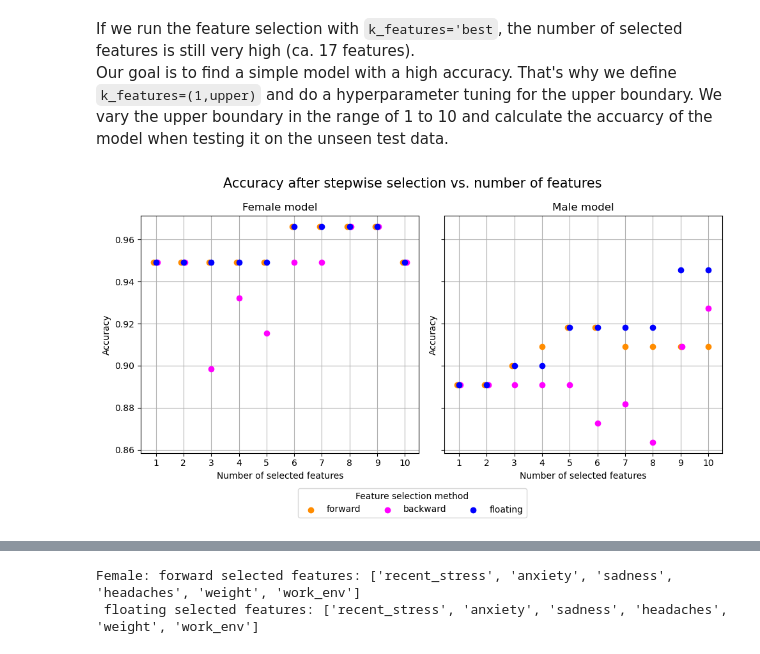
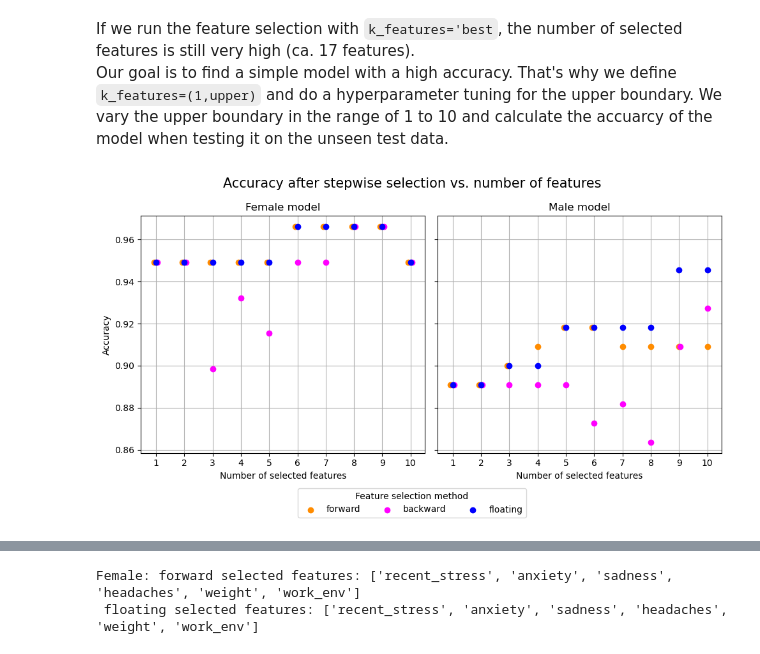
Before and after one commit to hannariss/BERN02_project, a Jupyter notebook: multinomial_regression.ipynb, the cells around one changed output, grey strips where cells are left out. Drawn from its saved outputs; the diff is of its cells as text; code cells hidden in the pictures.

```diff
--- a/multinomial_regression.ipynb
+++ b/multinomial_regression.ipynb
@@ -216,32 +216,31 @@ for method in df_accs_m.columns:
         x = df_accs_m.index + 1
     axes[1].scatter(x, df_accs_m[method], label=method, color=custom_palette[method])
 axes[1].set_xlabel("Number of selected features")
-axes[1].set_ylabel("Accuracy")
 axes[1].set_title("Male model")
 axes[1].set_axisbelow(True)
 axes[1].grid()
 axes[1].legend()
 axes[1].set_xticks(np.arange(1, len(df_accs_m.index) + 1, 1))
 
 # Shared legend outside the plot
 handles, labels = axes[0].get_legend_handles_labels()
 fig.legend(
     handles,
     ['forward', 'backward', 'floating'],
     title='Feature selection method',
     loc='lower center',
     ncol=3,
     frameon=True,
     facecolor='white',
     bbox_to_anchor=(0.5, -0.1)
 )
 
 # Remove duplicate legends inside subplots
 axes[0].get_legend().remove()
 axes[1].get_legend().remove()
 
 fig.suptitle("Accuracy after stepwise selection vs. number of features", fontsize=15, ha='center')
 plt.tight_layout()
 plt.show()
 # %% [output]
-[figure, old version]
+[figure, new version]
```
Also changed, not shown: parts of 5 cells of this notebook.
